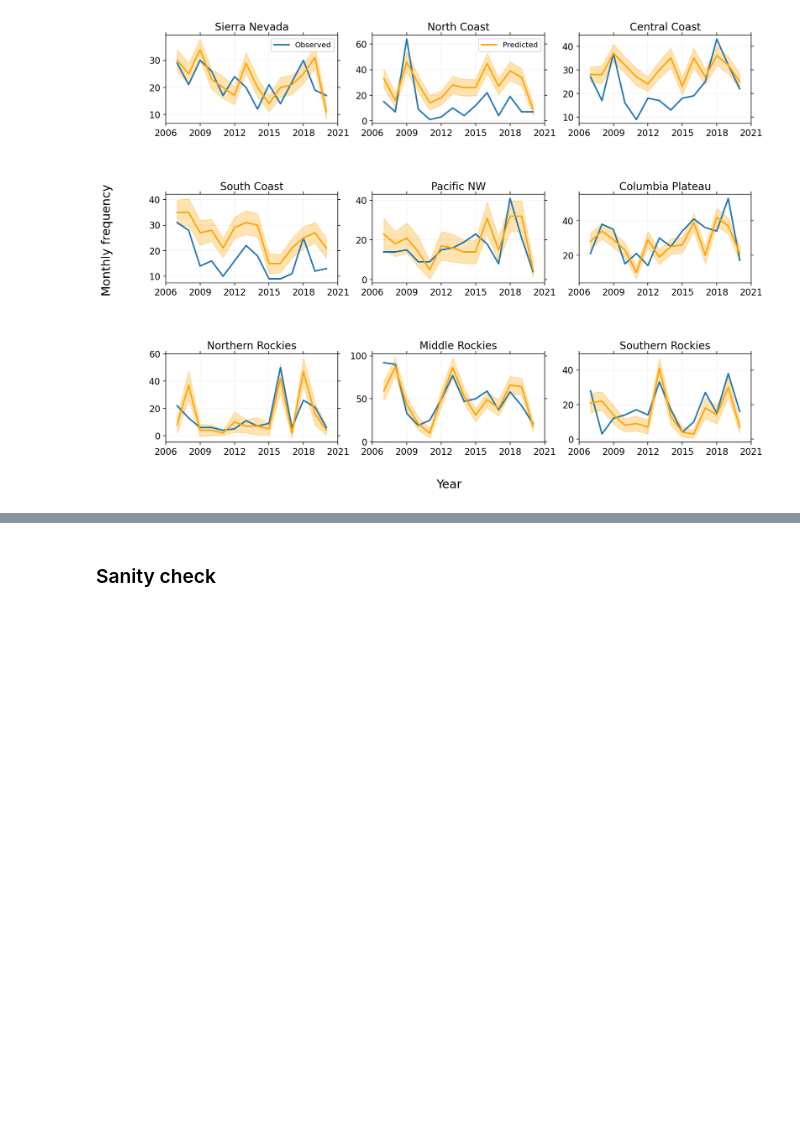
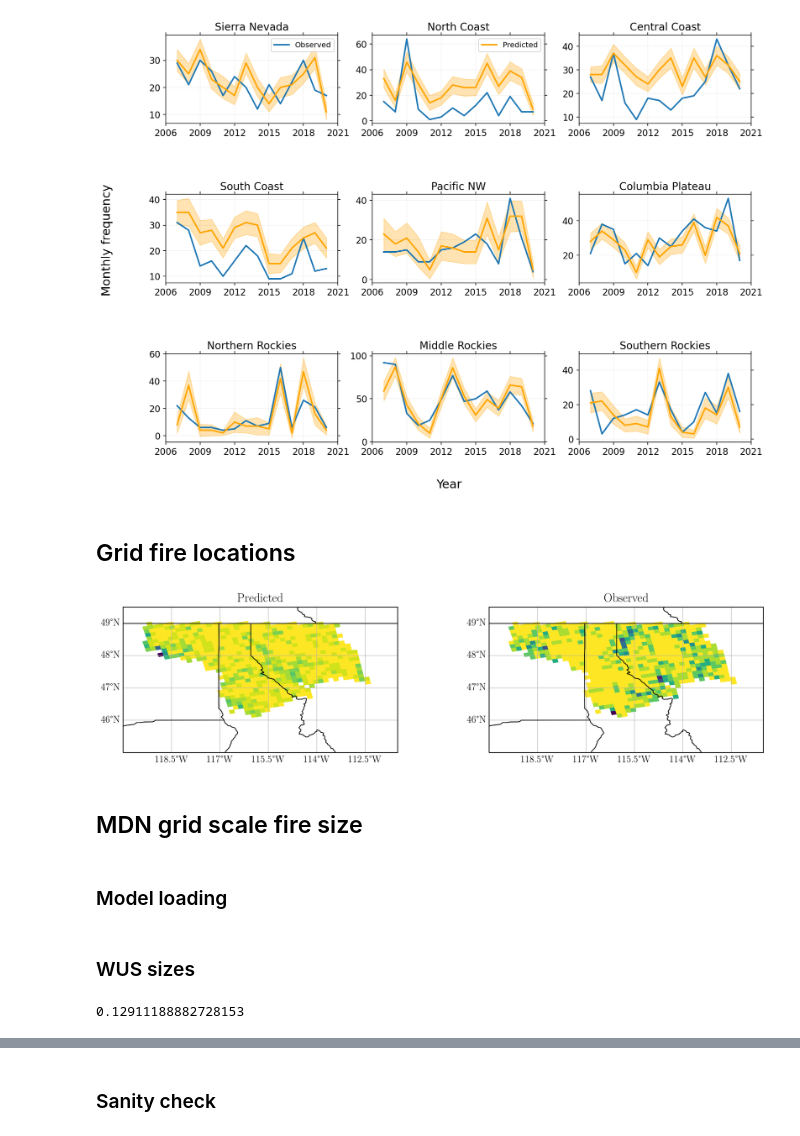
Before and after one commit to jtbuch/smlfire1.0, a Jupyter notebook: notebooks/ml_grid_plot_file.ipynb, the cells around one changed output, grey strips where cells are left out. Saved outputs shown, nothing was run; the diff lists cells and outputs as text; code cells hidden in the pictures; blank space fills up the shorter version.

```diff
--- a/notebooks/ml_grid_plot_file.ipynb
+++ b/notebooks/ml_grid_plot_file.ipynb
@@ -378,3 +298,55 @@ for i in range(3):
 #plt.savefig('../plots/ml_grid_fire_freq_1.pdf', bbox_inches='tight');
 # %% [output]
 [figure]
+# %% [markdown]
+## Grid fire locations
+# %%
+run_id, it, bs, p_frac= ['02_27_22', 2, 8192, '0.3']
+reg_pred_freq= bailey_ecoprovince_mask('../sav_files/pred_freq_%s'%run_id + '_%s'%bs + '_pfrac_%s'%str(p_frac) + '_iter_run_%d.nc'%it, region= "northern_rockies")
+reg_obs_freq= bailey_ecoprovince_mask('../sav_files/obs_freq.nc', region= "northern_rockies")
+lat_long_fire_grid= coord_transform(reg_pred_freq['X'][:].data, reg_pred_freq['Y'][:].data, input_crs= 'EPSG:5070')
+# %%
+extent = [-120, -111.5, 45, 49.5] #[-120.5, -112.5, 42, 48.5] #[-124.5, -115.5, 32, 42.5]
+central_lon = np.mean(extent[:2])
+central_lat = np.mean(extent[2:])
+
+fig= plt.figure(figsize=(18, 4))
+
+ax0= plt.subplot(1, 2, 1, projection=ccrs.PlateCarree())
+ax0.set_extent(extent);
+
+ax0.add_feature(cfeature.LAND, edgecolor='black', facecolor= 'white');
+ax0.add_feature(cfeature.STATES, edgecolor='black', zorder= 10);
+
+gl= ax0.gridlines(draw_labels=True, alpha= 0.8);
+gl.top_labels = False;
+gl.right_labels = False;
+gl.xlabel_style = {'size': 14};
+gl.ylabel_style = {'size': 14};
+
+CS = ax0.pcolormesh(lat_long_fire_grid[1], lat_long_fire_grid[0], (1/7.5)*np.sum(reg_pred_freq.values, axis= 0)/np.max(reg_pred_freq).values, cmap=plt.cm.viridis_r)
+#cbar= fig.colorbar(CS, ax= ax0, shrink= 0.6)
+ax0.set_title(r'$\rm{Predicted}$', fontsize= 18);
+
+ax1= plt.subplot(1, 2, 2, projection=ccrs.PlateCarree())
+ax1.set_extent(extent);
+
+ax1.add_feature(cfeature.LAND, edgecolor='black', facecolor= 'white');
+ax1.add_feature(cfeature.STATES, edgecolor='black', zorder= 10);
+
+gl1= ax1.gridlines(draw_labels=True, alpha= 0.8);
+gl1.top_labels = False;
+gl1.right_labels = False;
+gl1.xlabel_style = {'size': 14};
+gl1.ylabel_style = {'size': 14};
+
+CS1 = ax1.pcolormesh(lat_long_fire_grid[1], lat_long_fire_grid[0], (1/4)*np.sum(reg_obs_freq.values, axis= 0)/np.max(reg_pred_freq).values, cmap=plt.cm.viridis_r) #
+#cbar1= fig.colorbar(CS1)
+ax1.set_title(r'$\rm{Observed}$', fontsize= 18);
+#plt.savefig('../plots/grid_freq_loc_nrockies.jpg', bbox_inches='tight');
+# %% [output]
+[figure, added]
+# %% [markdown]
+## MDN grid scale fire size
+# %% [markdown]
+### Model loading
@@ -380,0 +360,2 @@ for i in range(3):
+# %% [markdown]
+### WUS sizes
@@ -380,0 +393,4 @@ for i in range(3):
+# %%
+metrics.r2_score(np.sum(tot_ann_obs_size_arr, axis= 0), np.sum(tot_ann_pred_size_arr, axis= 0))
+# %% [output]
+0.12911188882728153
```
Also changed, not shown: parts of 41 cells of this notebook, 6 other files.
